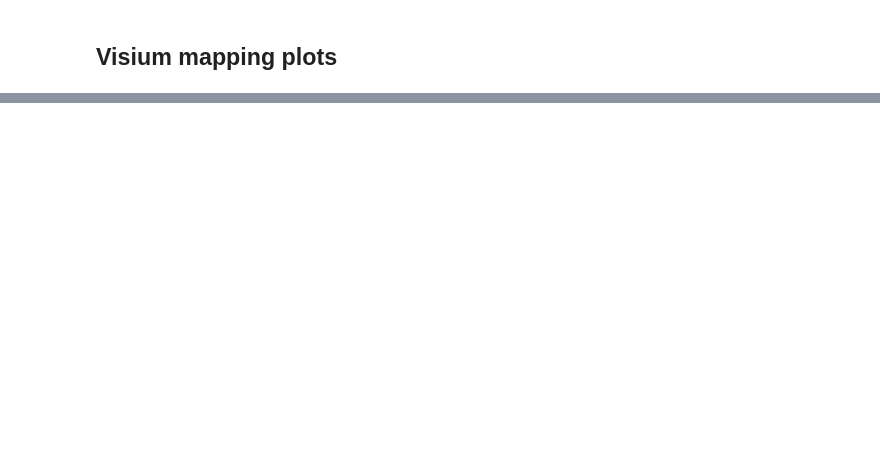
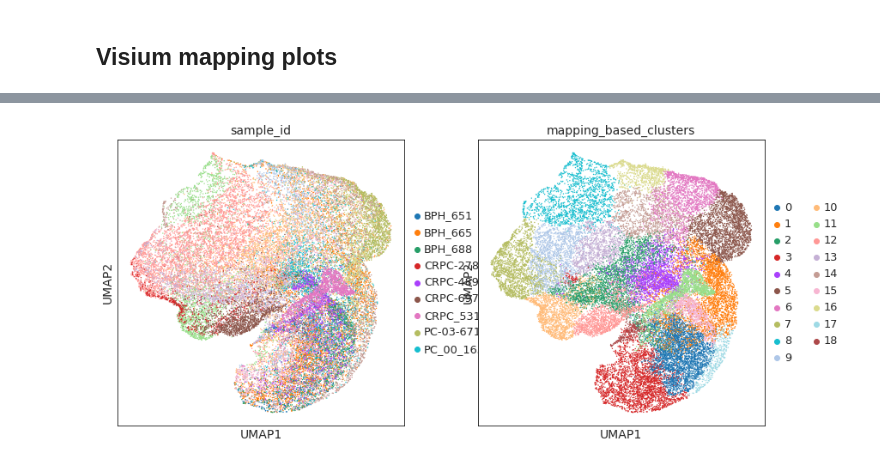
Before and after one commit to akiviaho/spatial, a Jupyter notebook: notebooks/spatial-post-c2l-mapping.ipynb, the cells around one changed output, grey strips where cells are left out. Saved outputs shown, nothing was run; the diff lists cells and outputs as text; code cells hidden in the pictures; blank space fills up the shorter version.

```diff
--- a/notebooks/spatial-post-c2l-mapping.ipynb
+++ b/notebooks/spatial-post-c2l-mapping.ipynb
@@ -111,3 +65,0 @@ sc.pl.umap(adata_ref,color='dataset',size=10)
-# %%
-sc.set_figure_params(figsize=(8,8))
-sc.pl.umap(adata_ref,color='sample',size=10)
@@ -421,9 +198,0 @@ for k in signature_dict.keys():
-# %%
-# Pseudobulk violin plots of gene set scores
-sc.set_figure_params(figsize=(12,6))
-for k in signature_dict.keys():
-    fig,ax = plt.subplots(1,1)
-    sc.pl.violin(adata_vis,groupby='sample_id',keys=k+'_score',legend_loc=None,inner='box',jitter=False,ax=ax,show=False,rotation=60)
-    plt.tight_layout()
-    plt.savefig('./plots/gene_score_violin_plots/'+k+'_violin_plots_pseudobulk.png',dpi=120)
-    plt.clf()
@@ -677,0 +262,25 @@ plt.clf()
+# %%
+# Creating an anndata-structure for inferred cell numbers
+
+# Filters if necessary
+ctypes = adata_vis.uns['mod']['factor_names']
+#ctypes = [ctype for ctype in ctypes if 'epithelial' in ctype or 'fibroblast' in ctype]
+
+cell_mapping_dat = sc.AnnData(adata_vis.obs[ctypes])
+if (cell_mapping_dat.obs.index == adata_vis.obs.index).all():
+    cell_mapping_dat.obs = adata_vis.obs[['sample_id','joint_leiden_clusters']]
+
+
+# Get the index names before '-' or '_'
+phenotype = []
+for index in cell_mapping_dat.obs.index:
+    name = index.split('-')[0]
+    name = name.split('_')[0]
+    phenotype.append(name)
+
+# Add the phenotype column to the dataframe
+cell_mapping_dat.obs['phenotype'] = phenotype
+
+# Make a scaled copy for possible use
+scaled_cell_mapping_dat = sc.pp.scale(cell_mapping_dat,copy=True)
+cell_mapping_dat
@@ -677,0 +356,10 @@ plt.clf()
+# %%
+
+sc.pp.pca(cell_mapping_dat)
+sc.pp.neighbors(cell_mapping_dat)
+sc.tl.umap(cell_mapping_dat)
+
+sc.tl.leiden(cell_mapping_dat,key_added='mapping_based_clusters', resolution=0.5)
+sc.pl.umap(cell_mapping_dat,color=['sample_id','mapping_based_clusters'],s = 8)
+# %% [output]
+[figure, added]
```
Also changed, not shown: parts of 61 cells of this notebook, 7 other files.
